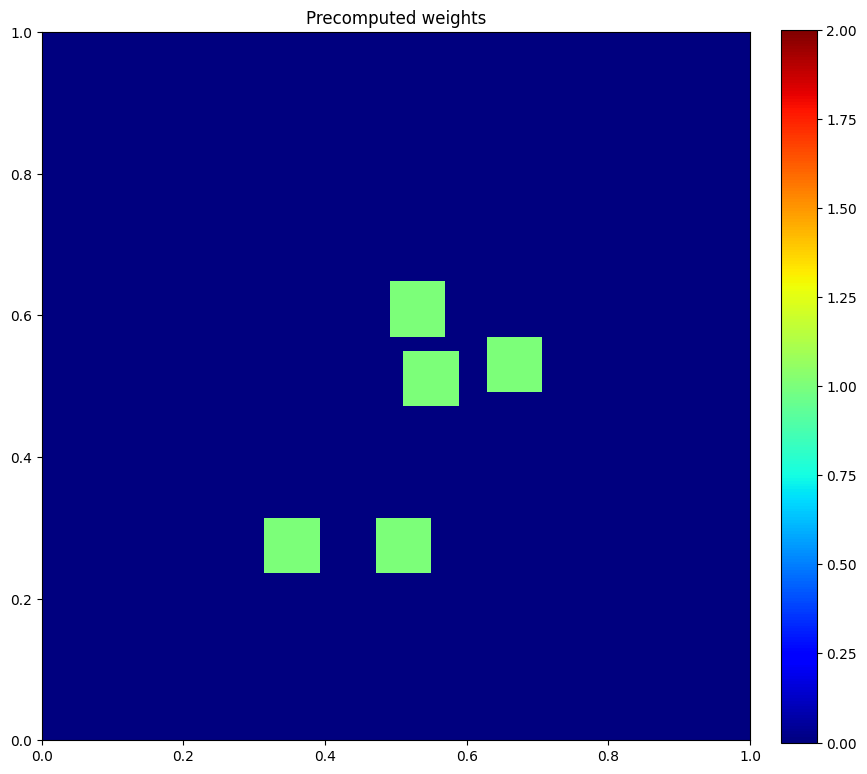
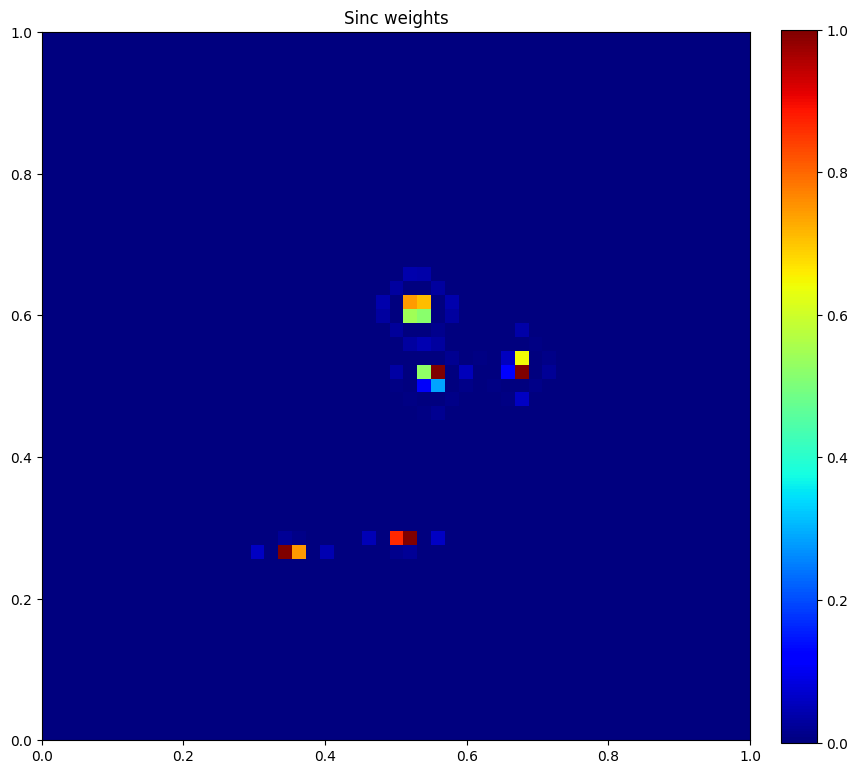
Code edit (unified diff) that turned the first committed figure into the second:
--- before
+++ after
@@ -1,6 +1,6 @@
 # NBVAL_IGNORE_OUTPUT
 plt.figure(figsize=(10, 10))
-plt.imshow(u.data[1], vmin=0, vmax=2, cmap="jet", extent=[0, 1, 0, 1])
+plt.imshow(u.data[1], vmin=0, vmax=1, cmap="jet", extent=[0, 1, 0, 1])
 plt.colorbar(fraction=0.046, pad=0.04)
-plt.title("Precomputed weights")
+plt.title("Sinc weights")
 plt.show()

Commit: compiler: Shed reduction-only halos when lowering injections